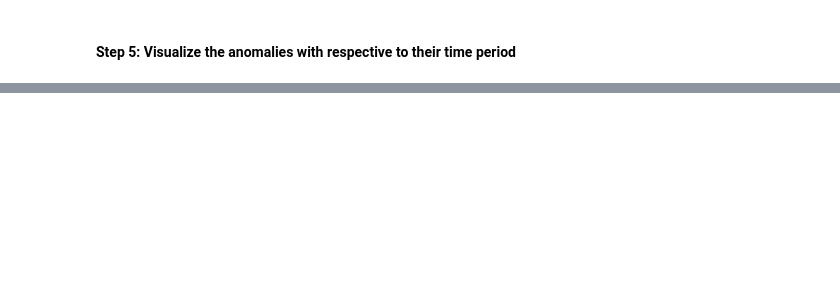
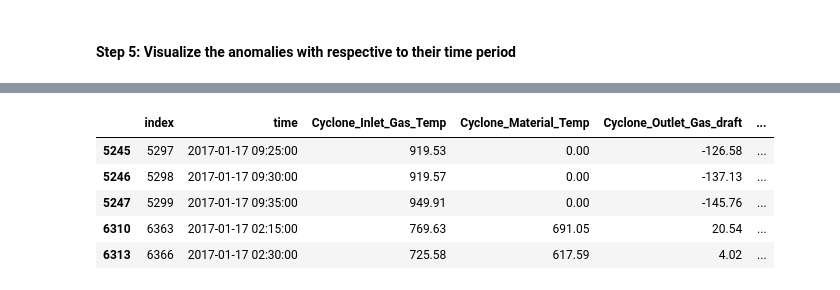
Before and after one commit to shekar9801/anomaly_detector_with_ml, a Jupyter notebook: anamoly_detection.ipynb, the cells around one changed output, grey strips where cells are left out. Saved outputs shown, nothing was run; the diff lists cells and outputs as text; code cells hidden in the pictures; blank space fills up the shorter version.

```diff
--- a/anamoly_detection.ipynb
+++ b/anamoly_detection.ipynb
@@ -180,0 +195,9 @@ anomaly_detected_time_period = list(df[df['anomaly']==1]['time'])
+# %%
+df[df['anomaly']==1].head()
+# %% [output]
+|  | index | time | Cyclone_Inlet_Gas_Temp | Cyclone_Material_Temp | Cyclone_Outlet_Gas_draft | ... |
+| 5245 | 5297 | 2017-01-17 09:25:00 | 919.53 | 0.00 | -126.58 | ... |
+| 5246 | 5298 | 2017-01-17 09:30:00 | 919.57 | 0.00 | -137.13 | ... |
+| 5247 | 5299 | 2017-01-17 09:35:00 | 949.91 | 0.00 | -145.76 | ... |
+| 6310 | 6363 | 2017-01-17 02:15:00 | 769.63 | 691.05 | 20.54 | ... |
+| 6313 | 6366 | 2017-01-17 02:30:00 | 725.58 | 617.59 | 4.02 | ... |
```
Also changed, not shown: parts of 20 cells of this notebook.
